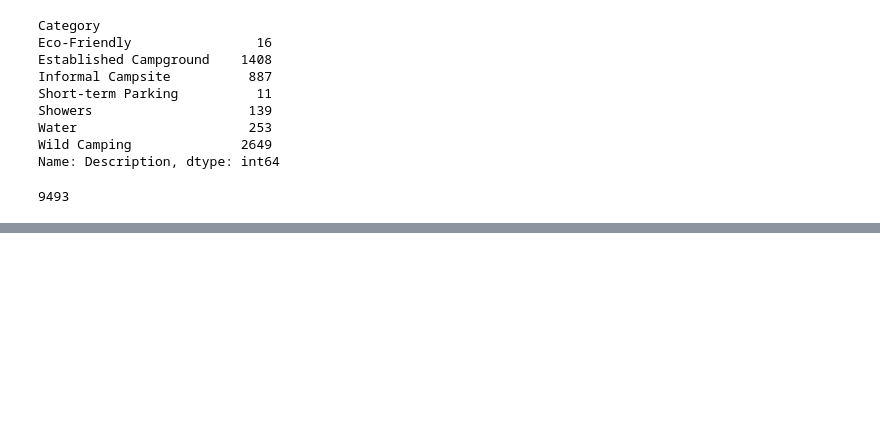
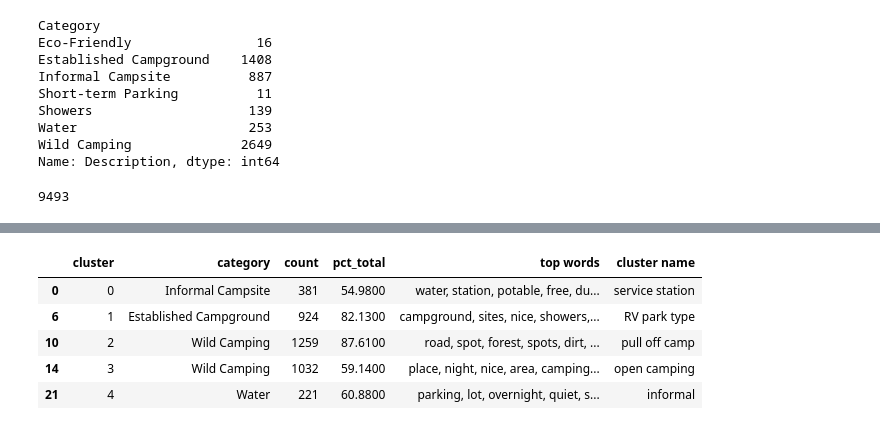
Before and after one commit to paultanger/CampsitePredict, a Jupyter notebook: notebooks/NLP_of_descriptions.ipynb, the cells around one changed output, grey strips where cells are left out. Drawn from its saved outputs; the diff is of its cells as text; code cells hidden in the pictures; blank space fills up the shorter version.

```diff
--- a/notebooks/NLP_of_descriptions.ipynb
+++ b/notebooks/NLP_of_descriptions.ipynb
@@ -533,0 +270,26 @@ plt.ylabel('Reconstruction Error')
+# %%
+def run_kmeans(X):
+    kmeans = KMeans(5)
+    kmeans.fit(desc_tfidf_matrix)
+    top_centroids = kmeans.cluster_centers_.argsort()[:,-1:-21:-1]
+    cluster_feats = {}
+    for num, centroid in enumerate(top_centroids):
+        cluster_feats[num] = ', '.join(features[i] for i in centroid)
+        #print(f"{num}: {', '.join(features[i] for i in centroid)}")
+
+    assigned_cluster = kmeans.fit_transform(desc_tfidf_matrix).argmin(axis=1) # get the cluster assigned to each row (site)
+
+    # save in dict
+    cluster_cats = {}
+
+    for i in range(kmeans.n_clusters):
+        cluster = np.arange(0, desc_tfidf_matrix.shape[0])[assigned_cluster==i]
+        categories = data_states.iloc[cluster]['Category']
+        most_common = Counter(categories).most_common()
+        cluster_cats[i] = {}
+        for j in range (len(most_common)):
+            cluster_cats[i].update({most_common[j][0] : most_common[j][1]})
+    return cluster_cats
+# %%
+tfidf = TfidfVectorizer(stop_words='english', max_features=10_000, max_df=0.9)
+all_desc_tfidf_matrix = tfidf.fit_transform(data['Description'])
@@ -533,0 +301,13 @@ plt.ylabel('Reconstruction Error')
+# %%
+all_data_cluster_cats = run_kmeans(all_desc_tfidf_matrix)
+# %%
+all_data_cat_summary = get_cat_summary(all_data_cluster_cats)
+# %%
+all_data_cat_summary
+# %% [output]
+|  | cluster | category | count | pct_total | top words | cluster name |
+| 0 | 0 | Informal Campsite | 381 | 54.9800 | water, station, potable, free, du... | service station |
+| 6 | 1 | Established Campground | 924 | 82.1300 | campground, sites, nice, showers,... | RV park type |
+| 10 | 2 | Wild Camping | 1259 | 87.6100 | road, spot, forest, spots, dirt, ... | pull off camp |
+| 14 | 3 | Wild Camping | 1032 | 59.1400 | place, night, nice, area, camping... | open camping |
+| 21 | 4 | Water | 221 | 60.8800 | parking, lot, overnight, quiet, s... | informal |
```
Also changed, not shown: parts of 67 cells of this notebook.
